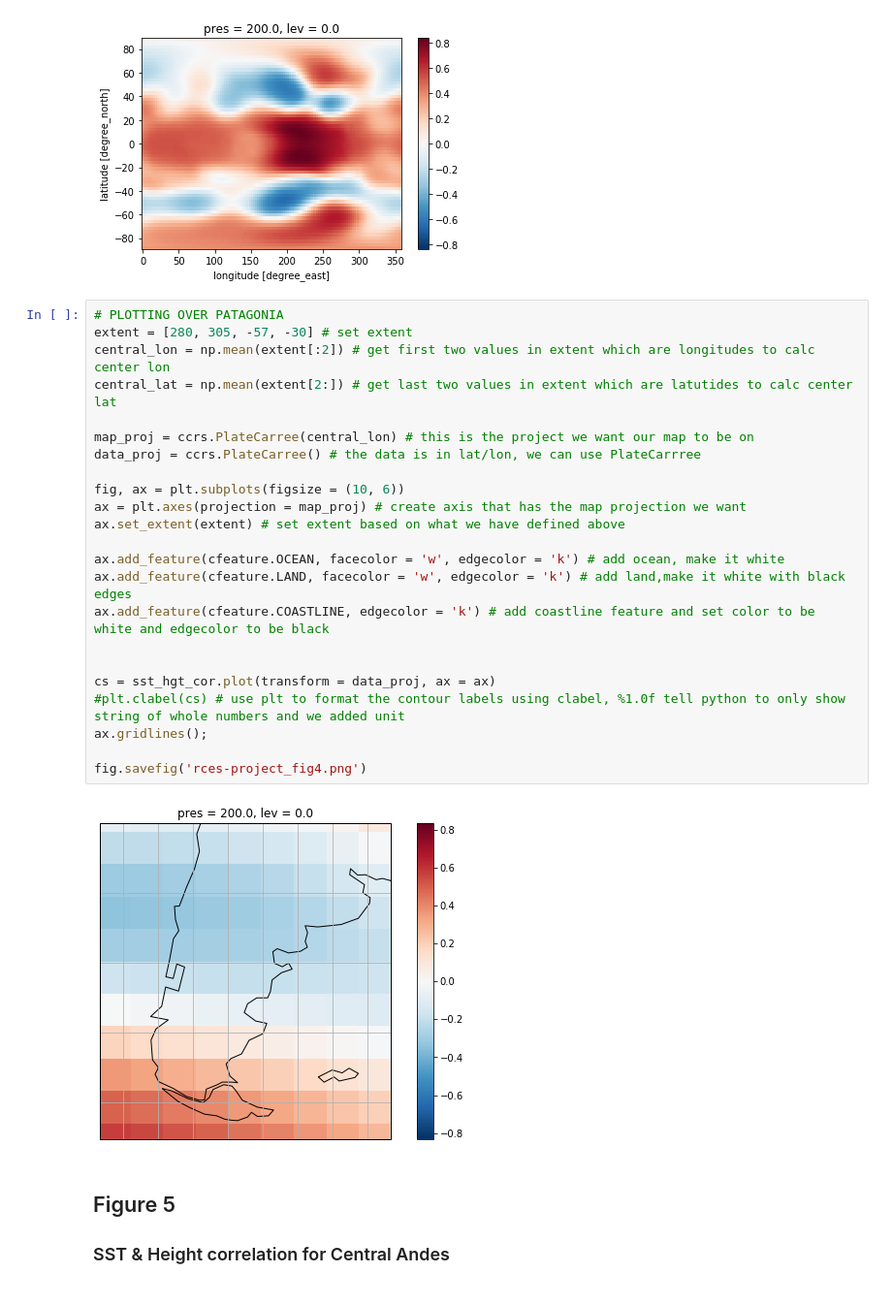
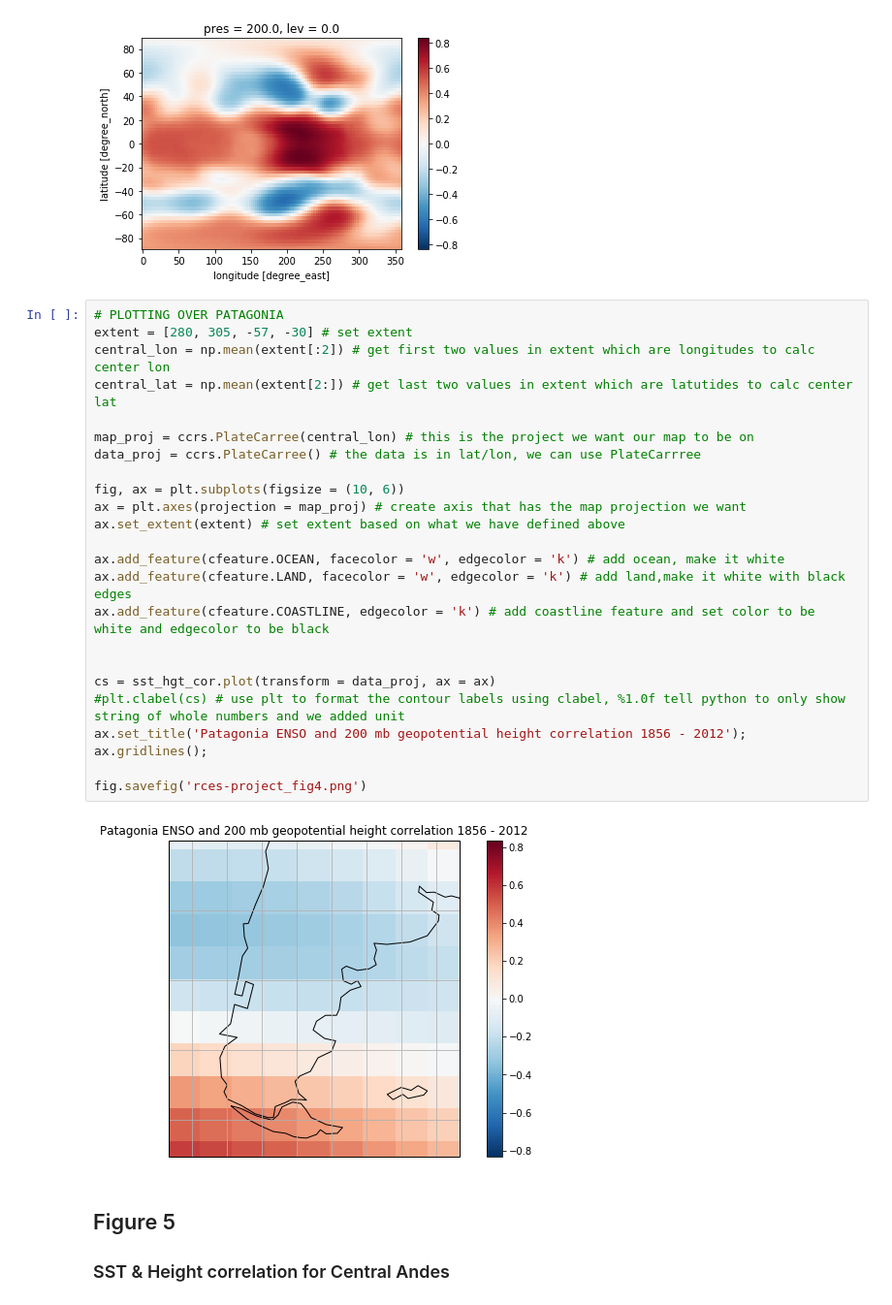
Before and after one commit to amvaruolo-clarke/rces-project, a Jupyter notebook: rces-project-20181129.ipynb, the cells around one changed output. Shown: that part at 97% size. Saved outputs shown, nothing was run; the diff lists cells and outputs as text.

```diff
--- a/rces-project-20181129.ipynb
+++ b/rces-project-20181129.ipynb
@@ -478,28 +482,29 @@ sst_hgt_cor.plot()
 # %%
 # PLOTTING OVER PATAGONIA
 extent = [280, 305, -57, -30] # set extent
 central_lon = np.mean(extent[:2]) # get first two values in extent which are longitudes to calc center lon
 central_lat = np.mean(extent[2:]) # get last two values in extent which are latutides to calc center lat
 
 map_proj = ccrs.PlateCarree(central_lon) # this is the project we want our map to be on
 data_proj = ccrs.PlateCarree() # the data is in lat/lon, we can use PlateCarrree
 
 fig, ax = plt.subplots(figsize = (10, 6))
 ax = plt.axes(projection = map_proj) # create axis that has the map projection we want
 ax.set_extent(extent) # set extent based on what we have defined above
 
 ax.add_feature(cfeature.OCEAN, facecolor = 'w', edgecolor = 'k') # add ocean, make it white
 ax.add_feature(cfeature.LAND, facecolor = 'w', edgecolor = 'k') # add land,make it white with black edges
 ax.add_feature(cfeature.COASTLINE, edgecolor = 'k') # add coastline feature and set color to be white and edgecolor to be black
 
 
 cs = sst_hgt_cor.plot(transform = data_proj, ax = ax)
 #plt.clabel(cs) # use plt to format the contour labels using clabel, %1.0f tell python to only show string of whole numbers and we added unit
+ax.set_title('Patagonia ENSO and 200 mb geopotential height correlation 1856 - 2012');
 ax.gridlines();
 
 fig.savefig('rces-project_fig4.png')
 # %% [output]
-[figure, old version]
+[figure, new version]
 # %% [markdown]
 ## Figure 5
 ### SST & Height correlation for Central Andes
```
Also changed, not shown: parts of 4 cells of this notebook.
